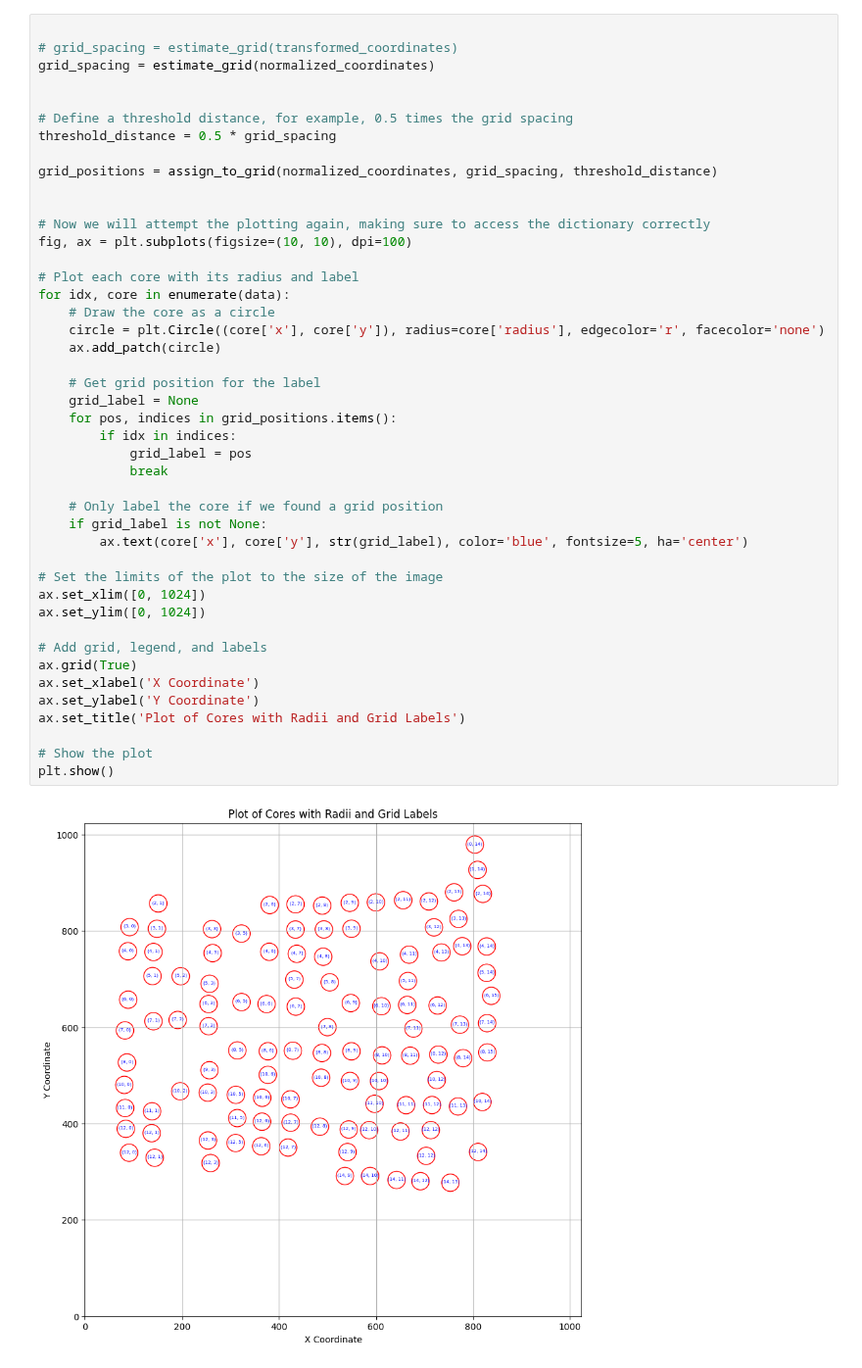
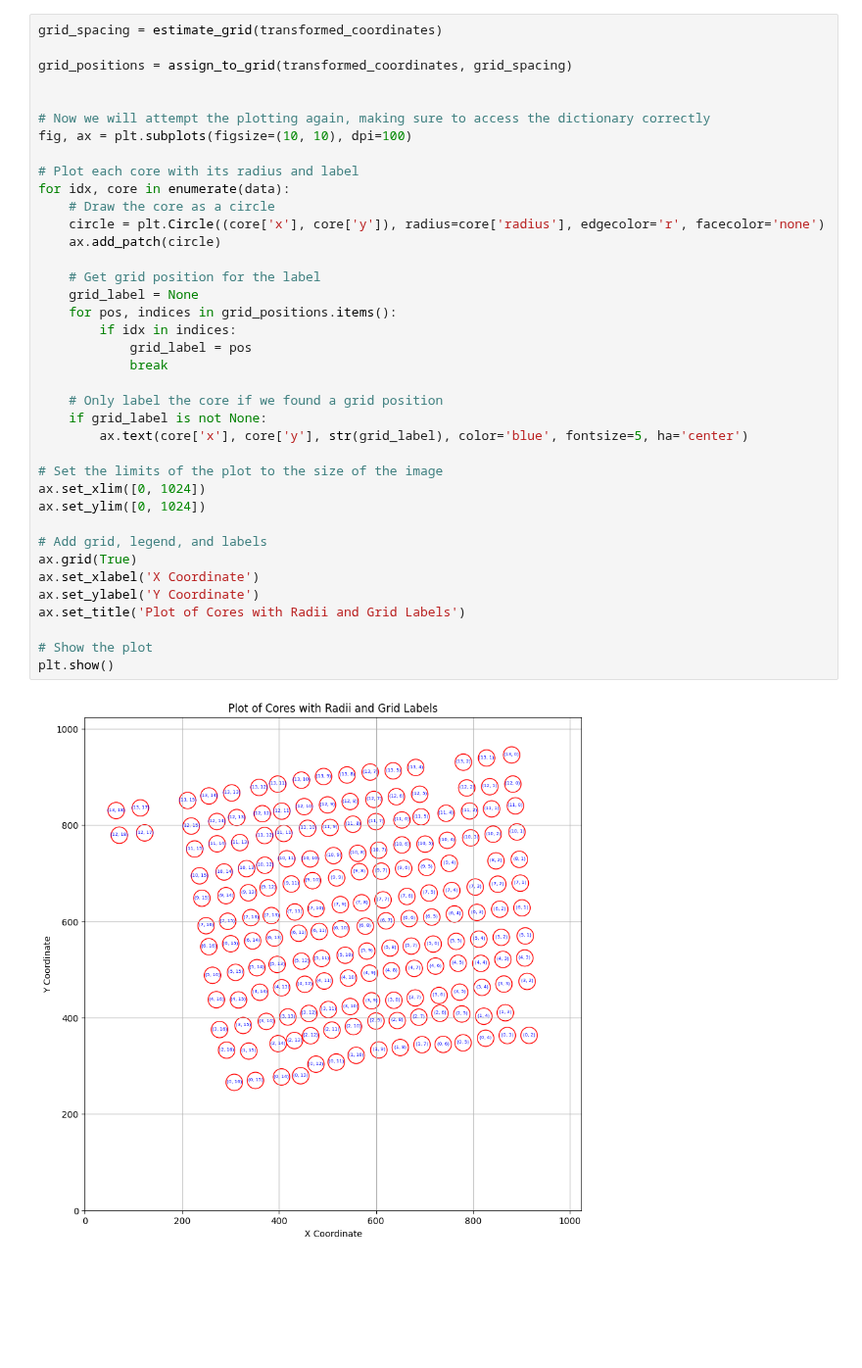
Before and after one commit to aaronge-2020/Microarray-Dearraying, a Jupyter notebook: grid_dearraying.ipynb, the cells around one changed output. Shown at 98% size. Saved outputs shown, nothing was run; the diff lists cells and outputs as text; blank space fills up the shorter version.

```diff
--- a/grid_dearraying.ipynb
+++ b/grid_dearraying.ipynb
@@ -246,13 +175,7 @@ array([[ -152.36571164,  -672.9058297 ],
 # %%
+grid_spacing = estimate_grid(transformed_coordinates)
 
-# grid_spacing = estimate_grid(transformed_coordinates)
-grid_spacing = estimate_grid(normalized_coordinates)
-
-
-# Define a threshold distance, for example, 0.5 times the grid spacing
-threshold_distance = 0.5 * grid_spacing
-
-grid_positions = assign_to_grid(normalized_coordinates, grid_spacing, threshold_distance)
+grid_positions = assign_to_grid(transformed_coordinates, grid_spacing)
 
 
 # Now we will attempt the plotting again, making sure to access the dictionary correctly
@@ -261,31 +184,31 @@ fig, ax = plt.subplots(figsize=(10, 10), dpi=100)
 # Plot each core with its radius and label
 for idx, core in enumerate(data):
     # Draw the core as a circle
     circle = plt.Circle((core['x'], core['y']), radius=core['radius'], edgecolor='r', facecolor='none')
     ax.add_patch(circle)
 
     # Get grid position for the label
     grid_label = None
     for pos, indices in grid_positions.items():
         if idx in indices:
             grid_label = pos
             break
 
     # Only label the core if we found a grid position
     if grid_label is not None:
         ax.text(core['x'], core['y'], str(grid_label), color='blue', fontsize=5, ha='center')
 
 # Set the limits of the plot to the size of the image
 ax.set_xlim([0, 1024])
 ax.set_ylim([0, 1024])
 
 # Add grid, legend, and labels
 ax.grid(True)
 ax.set_xlabel('X Coordinate')
 ax.set_ylabel('Y Coordinate')
 ax.set_title('Plot of Cores with Radii and Grid Labels')
 
 # Show the plot
 plt.show()
 # %% [output]
-[figure, old version]
+[figure, new version]
```
Also changed, not shown: parts of 5 cells of this notebook, 1 other file.
